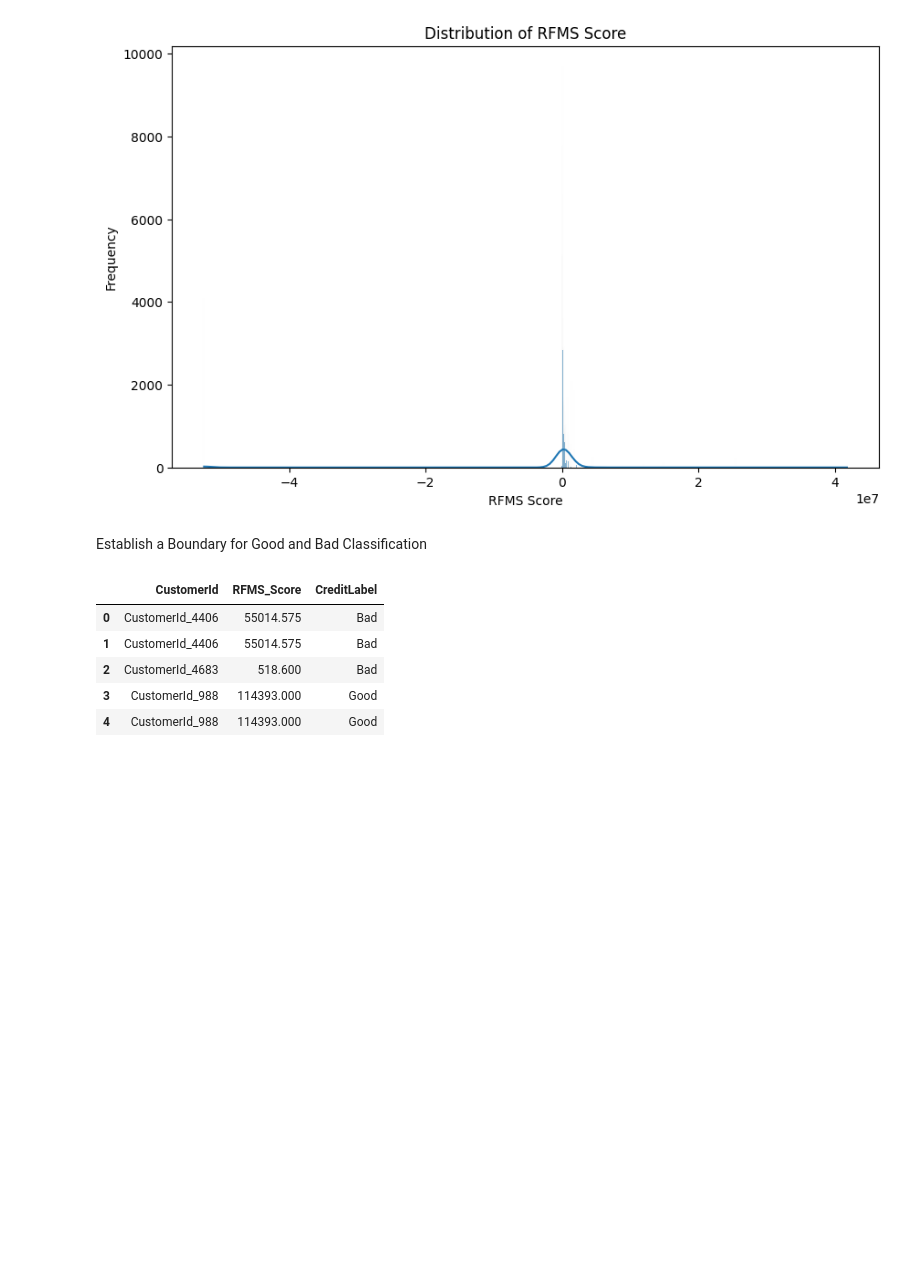
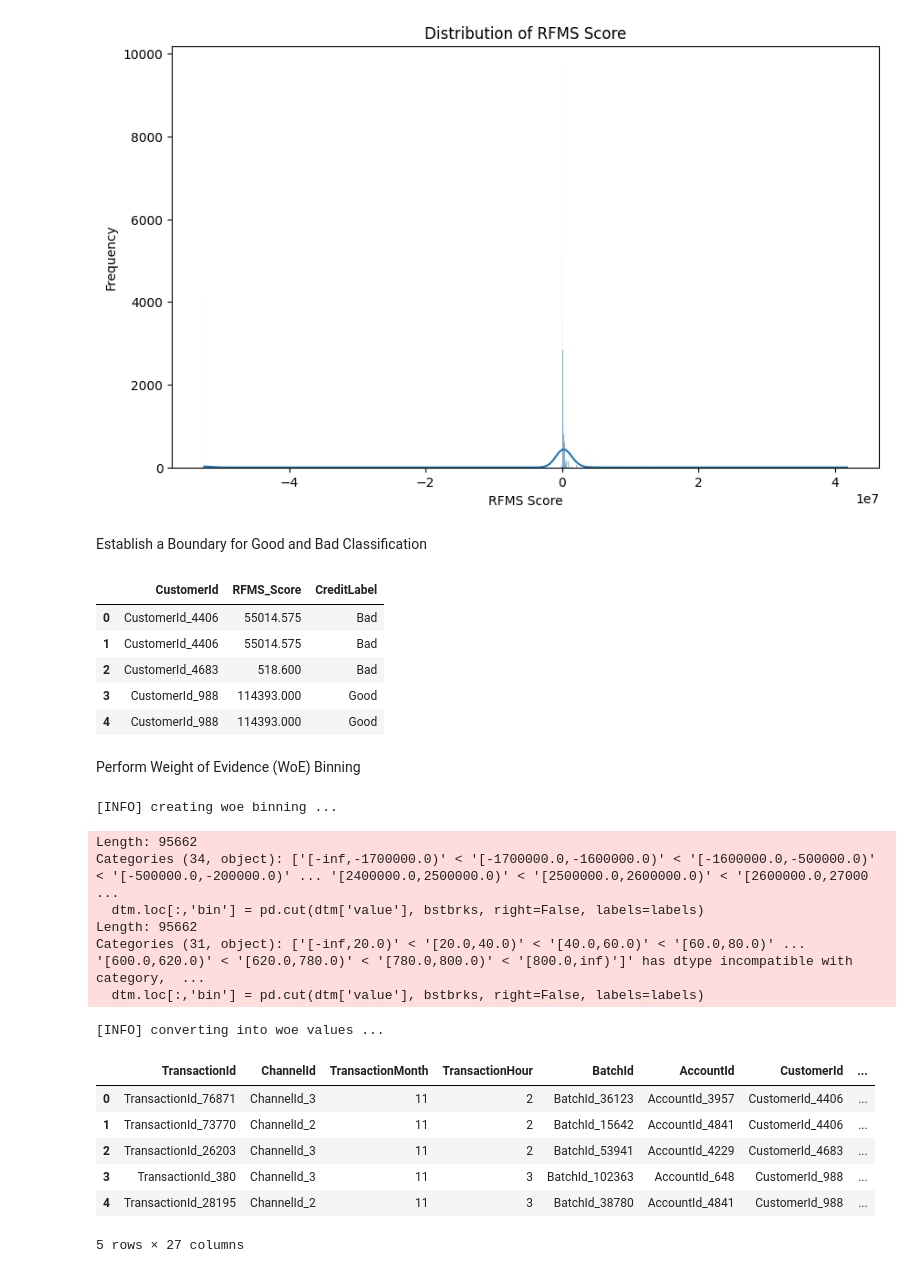
Before and after one commit to Birkity/-Credit-Scoring-Model, a Jupyter notebook: notebooks/task_2.ipynb, the cells around one changed output. Cells and saved outputs as stored; diff of their text form; code cells hidden in the pictures; blank space fills up the shorter version.

```diff
--- a/notebooks/task_2.ipynb
+++ b/notebooks/task_2.ipynb
@@ -335,3 +335,32 @@ df[['CustomerId', 'RFMS_Score', 'CreditLabel']].head()
 | 2 | CustomerId_4683 | 518.600 | Bad |
 | 3 | CustomerId_988 | 114393.000 | Good |
 | 4 | CustomerId_988 | 114393.000 | Good |
+# %% [markdown]
+Perform Weight of Evidence (WoE) Binning
+# %%
+import scorecardpy as sc
+df['RiskTarget'] = np.where(df['CreditLabel'] == 'Good', 0, 1)  # Good -> 0, Bad -> 1
+
+features = ['Recency', 'Frequency', 'Monetary', 'Amount', 'Value', 'PricingStrategy']
+
+bins = sc.woebin(df[features + ['RiskTarget']], y='RiskTarget')
+
+df_woe = sc.woebin_ply(df, bins)
+
+df_woe.head()
+# %% [output]
+[INFO] creating woe binning ...
+Length: 95662
+Categories (34, object): ['[-inf,-1700000.0)' < '[-1700000.0,-1600000.0)' < '[-1600000.0,-500000.0)' < '[-500000.0,-200000.0)' ... '[2400000.0,2500000.0)' < '[2500000.0,2600000.0)' < '[2600000.0,27000 ...
+  dtm.loc[:,'bin'] = pd.cut(dtm['value'], bstbrks, right=False, labels=labels)
+Length: 95662
+Categories (31, object): ['[-inf,20.0)' < '[20.0,40.0)' < '[40.0,60.0)' < '[60.0,80.0)' ... '[600.0,620.0)' < '[620.0,780.0)' < '[780.0,800.0)' < '[800.0,inf)']' has dtype incompatible with category,  ...
+  dtm.loc[:,'bin'] = pd.cut(dtm['value'], bstbrks, right=False, labels=labels)
+[INFO] converting into woe values ...
+|  | TransactionId | ChannelId | TransactionMonth | TransactionHour | BatchId | AccountId | CustomerId | ... |
+| 0 | TransactionId_76871 | ChannelId_3 | 11 | 2 | BatchId_36123 | AccountId_3957 | CustomerId_4406 | ... |
+| 1 | TransactionId_73770 | ChannelId_2 | 11 | 2 | BatchId_15642 | AccountId_4841 | CustomerId_4406 | ... |
+| 2 | TransactionId_26203 | ChannelId_3 | 11 | 2 | BatchId_53941 | AccountId_4229 | CustomerId_4683 | ... |
+| 3 | TransactionId_380 | ChannelId_3 | 11 | 3 | BatchId_102363 | AccountId_648 | CustomerId_988 | ... |
+| 4 | TransactionId_28195 | ChannelId_2 | 11 | 3 | BatchId_38780 | AccountId_4841 | CustomerId_988 | ... |
+5 rows × 27 columns
```
